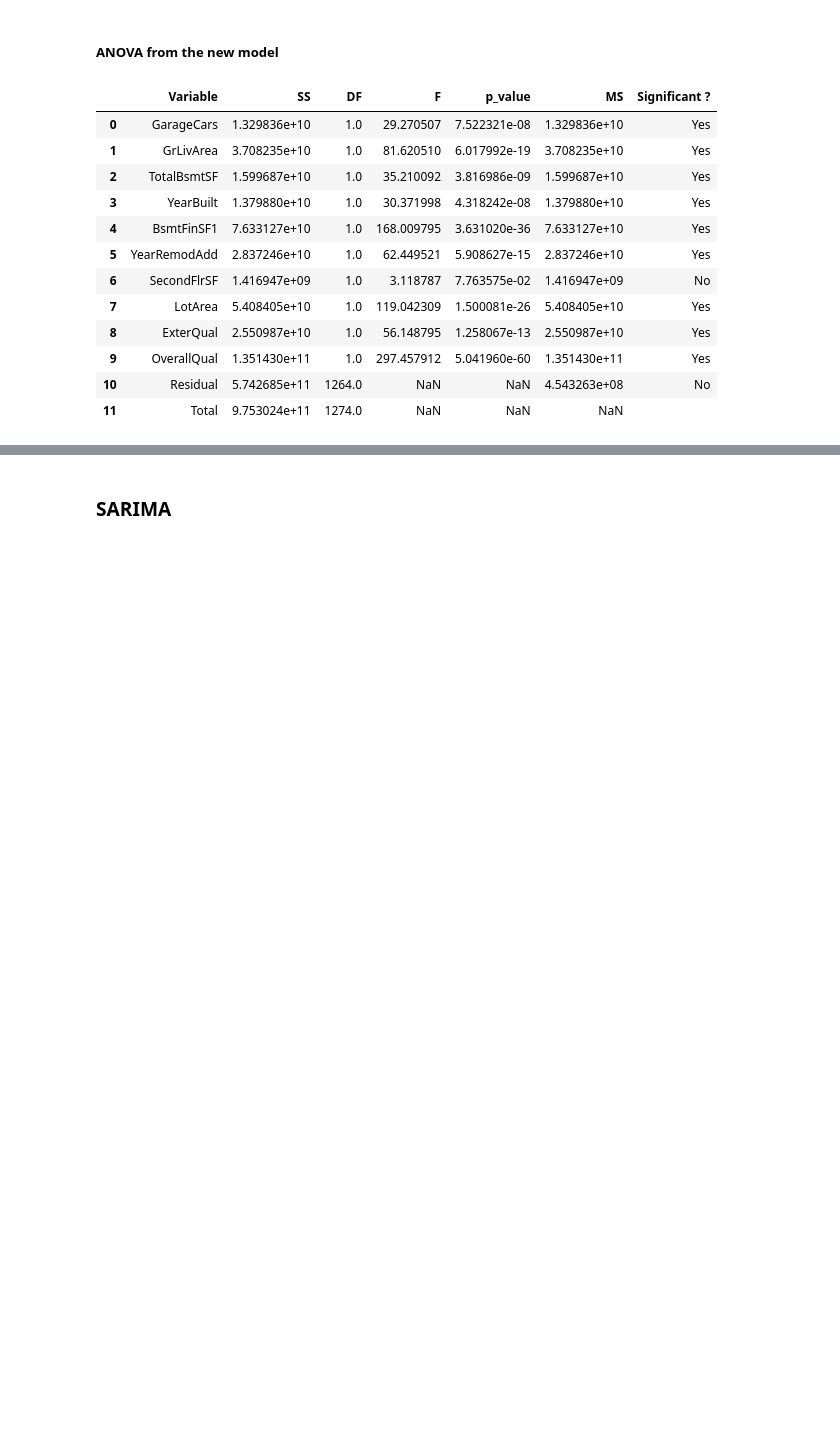
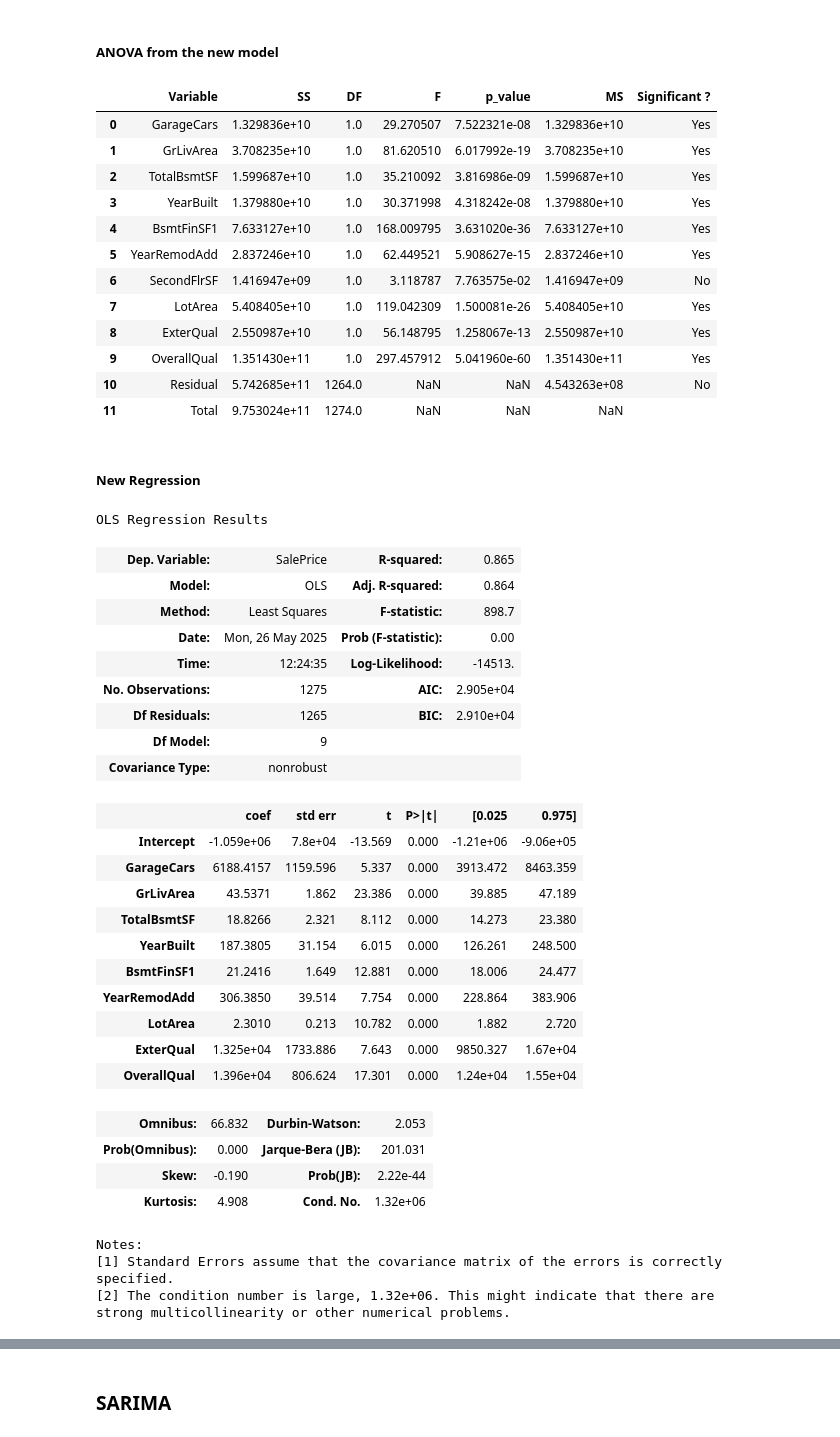
Before and after one commit to decimoplays/CStat-Project, a Jupyter notebook: cstat-project.ipynb, the cells around one changed output, grey strips where cells are left out. Cells and saved outputs as stored; diff of their text form; code cells hidden in the pictures; blank space fills up the shorter version.

```diff
--- a/cstat-project.ipynb
+++ b/cstat-project.ipynb
@@ -760,3 +757,48 @@ anova_full
 | 9 | OverallQual | 1.351430e+11 | 1.0 | 297.457912 | 5.041960e-60 | 1.351430e+11 | Yes |
 | 10 | Residual | 5.742685e+11 | 1264.0 | NaN | NaN | 4.543263e+08 | No |
 | 11 | Total | 9.753024e+11 | 1274.0 | NaN | NaN | NaN |  |
+# %% [markdown]
+##### New Regression
+# %%
+# List of the variables to keep (p-value < 0.05)
+significant_vars = [
+    'GarageCars', 'GrLivArea', 'TotalBsmtSF', 'YearBuilt', 'BsmtFinSF1', 'YearRemodAdd', 'LotArea', 'ExterQual', 'OverallQual'
+]
+
+# Construction of the formula
+formula = 'SalePrice ~ ' + ' + '.join(significant_vars)
+
+# Create the model and print its summary
+model_reduced = smf.ols(formula=formula, data=filtered_df).fit()
+model_summary = model_reduced.summary()
+model_summary
+# %% [output]
+OLS Regression Results
+| Dep. Variable: | SalePrice | R-squared: | 0.865 |
+| Model: | OLS | Adj. R-squared: | 0.864 |
+| Method: | Least Squares | F-statistic: | 898.7 |
+| Date: | Mon, 26 May 2025 | Prob (F-statistic): | 0.00 |
+| Time: | 12:24:35 | Log-Likelihood: | -14513. |
+| No. Observations: | 1275 | AIC: | 2.905e+04 |
+| Df Residuals: | 1265 | BIC: | 2.910e+04 |
+| Df Model: | 9 |  |  |
+| Covariance Type: | nonrobust |  |  |
+|  | coef | std err | t | P>|t| | [0.025 | 0.975] |
+| Intercept | -1.059e+06 | 7.8e+04 | -13.569 | 0.000 | -1.21e+06 | -9.06e+05 |
+| GarageCars | 6188.4157 | 1159.596 | 5.337 | 0.000 | 3913.472 | 8463.359 |
+| GrLivArea | 43.5371 | 1.862 | 23.386 | 0.000 | 39.885 | 47.189 |
+| TotalBsmtSF | 18.8266 | 2.321 | 8.112 | 0.000 | 14.273 | 23.380 |
+| YearBuilt | 187.3805 | 31.154 | 6.015 | 0.000 | 126.261 | 248.500 |
+| BsmtFinSF1 | 21.2416 | 1.649 | 12.881 | 0.000 | 18.006 | 24.477 |
+| YearRemodAdd | 306.3850 | 39.514 | 7.754 | 0.000 | 228.864 | 383.906 |
+| LotArea | 2.3010 | 0.213 | 10.782 | 0.000 | 1.882 | 2.720 |
+| ExterQual | 1.325e+04 | 1733.886 | 7.643 | 0.000 | 9850.327 | 1.67e+04 |
+| OverallQual | 1.396e+04 | 806.624 | 17.301 | 0.000 | 1.24e+04 | 1.55e+04 |
+| Omnibus: | 66.832 | Durbin-Watson: | 2.053 |
+| Prob(Omnibus): | 0.000 | Jarque-Bera (JB): | 201.031 |
+| Skew: | -0.190 | Prob(JB): | 2.22e-44 |
+| Kurtosis: | 4.908 | Cond. No. | 1.32e+06 |
+Notes:
+[1] Standard Errors assume that the covariance matrix of the errors is correctly specified.
+[2] The condition number is large, 1.32e+06. This might indicate that there are
+strong multicollinearity or other numerical problems.
```
Also changed, not shown: parts of 42 cells of this notebook.
